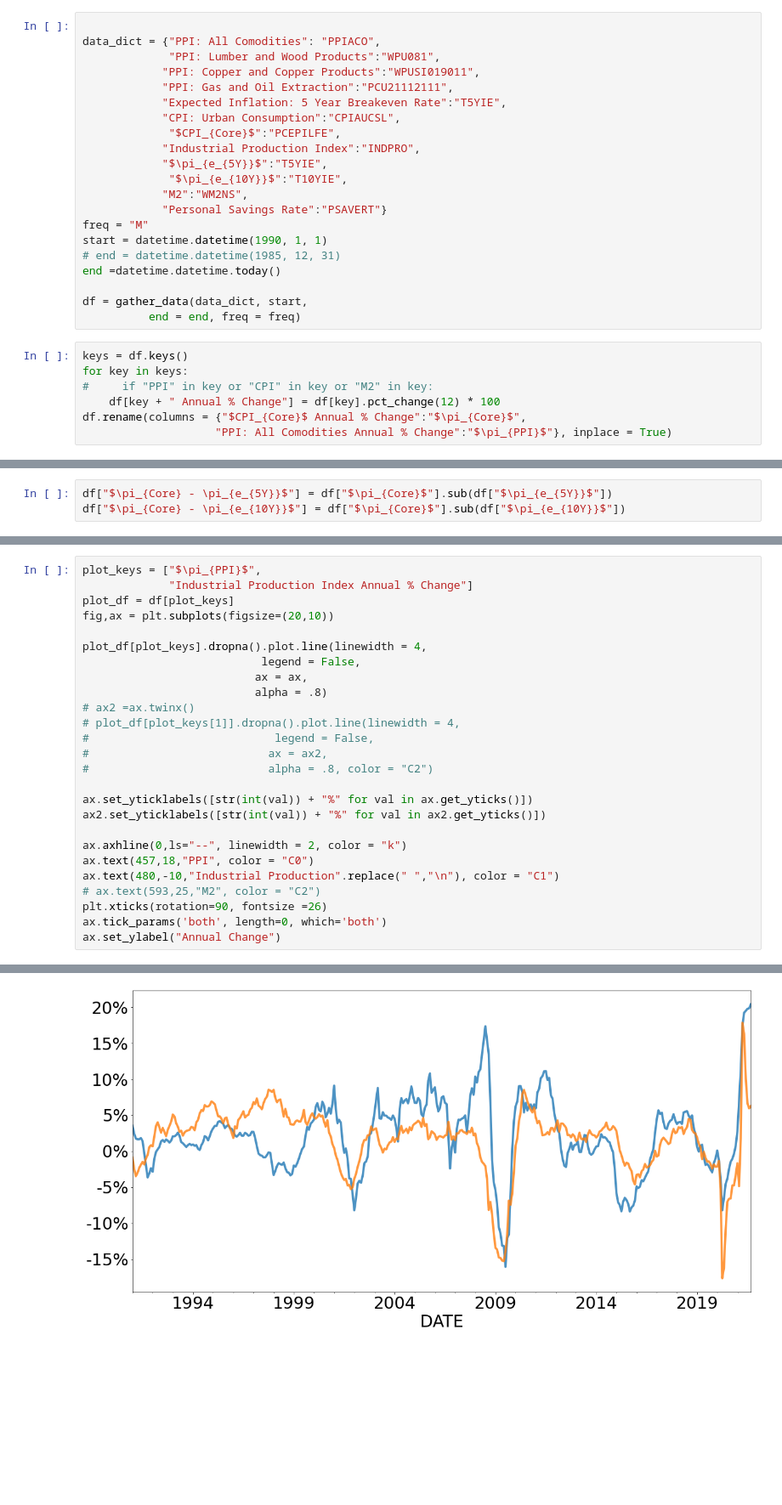
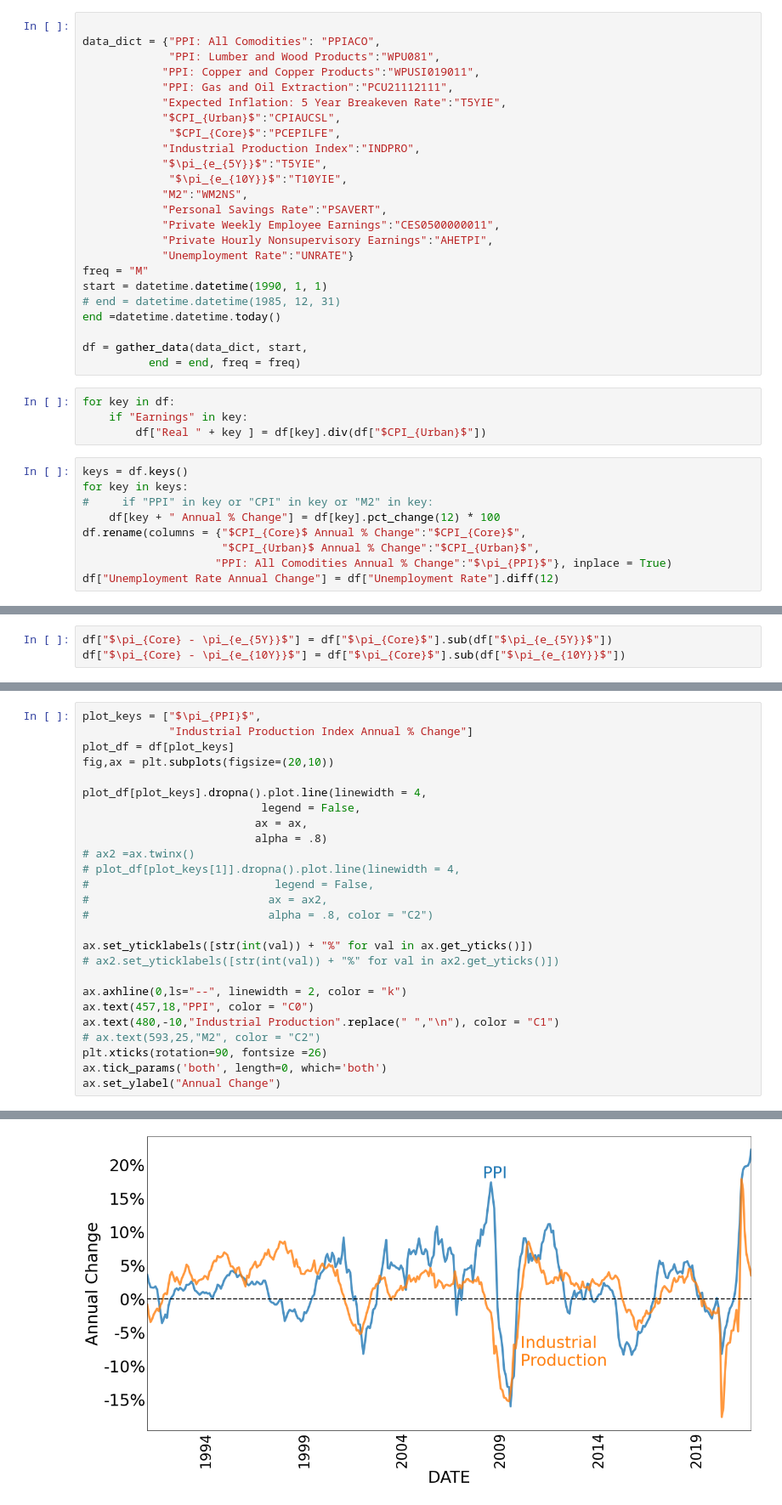
Before and after one commit to jlcatonjr/Learn-Python-for-Stats-and-Econ, a Jupyter notebook: Projects/SMP Data/Assessing Potential for Higher Inflation.ipynb, the cells around one changed output, grey strips where cells are left out. Shown at 85% size. Saved outputs shown, nothing was run; the diff lists cells and outputs as text; blank space fills up the shorter version.

```diff
--- a/Projects/SMP Data/Assessing Potential for Higher Inflation.ipynb
+++ b/Projects/SMP Data/Assessing Potential for Higher Inflation.ipynb
@@ -158,13 +161,16 @@ data_dict = {"PPI: All Comodities": "PPIACO",
             "PPI: Copper and Copper Products":"WPUSI019011",
             "PPI: Gas and Oil Extraction":"PCU21112111",
             "Expected Inflation: 5 Year Breakeven Rate":"T5YIE",
-            "CPI: Urban Consumption":"CPIAUCSL",
+            "$CPI_{Urban}$":"CPIAUCSL",
              "$CPI_{Core}$":"PCEPILFE",
             "Industrial Production Index":"INDPRO",
             "$\pi_{e_{5Y}}$":"T5YIE",
              "$\pi_{e_{10Y}}$":"T10YIE",
             "M2":"WM2NS",
-            "Personal Savings Rate":"PSAVERT"}
+            "Personal Savings Rate":"PSAVERT",
+            "Private Weekly Employee Earnings":"CES0500000011",
+            "Private Hourly Nonsupervisory Earnings":"AHETPI",
+            "Unemployment Rate":"UNRATE"}
 freq = "M"
 start = datetime.datetime(1990, 1, 1)
 # end = datetime.datetime(1985, 12, 31)
@@ -172,13 +178,19 @@ end =datetime.datetime.today()
 
 df = gather_data(data_dict, start,
           end = end, freq = freq)
+# %%
+for key in df:
+    if "Earnings" in key:
+        df["Real " + key ] = df[key].div(df["$CPI_{Urban}$"])
 # %%
 keys = df.keys()
 for key in keys:
 #     if "PPI" in key or "CPI" in key or "M2" in key:
     df[key + " Annual % Change"] = df[key].pct_change(12) * 100
-df.rename(columns = {"$CPI_{Core}$ Annual % Change":"$\pi_{Core}$",
+df.rename(columns = {"$CPI_{Core}$ Annual % Change":"$CPI_{Core}$",
+                     "$CPI_{Urban}$ Annual % Change":"$CPI_{Urban}$",
                     "PPI: All Comodities Annual % Change":"$\pi_{PPI}$"}, inplace = True)
+df["Unemployment Rate Annual Change"] = df["Unemployment Rate"].diff(12)
 # %%
 df.pct_change(12)
 # %% [output]
@@ -301,7 +323,7 @@ plot_df[plot_keys].dropna().plot.line(linewidth = 4,
 #                           alpha = .8, color = "C2")
 
 ax.set_yticklabels([str(int(val)) + "%" for val in ax.get_yticks()])
-ax2.set_yticklabels([str(int(val)) + "%" for val in ax2.get_yticks()])
+# ax2.set_yticklabels([str(int(val)) + "%" for val in ax2.get_yticks()])
 
 ax.axhline(0,ls="--", linewidth = 2, color = "k")
 ax.text(457,18,"PPI", color = "C0")
@@ -315,4 +337,4 @@ NameError: name 'ax2' is not defined
-[figure, old version]
+[figure, new version]
 # %%
 plot_keys = ["$\pi_{Core}$",
             "M2 Annual % Change"]
```
Also changed, not shown: parts of 13 cells of this notebook, 6 other files.
